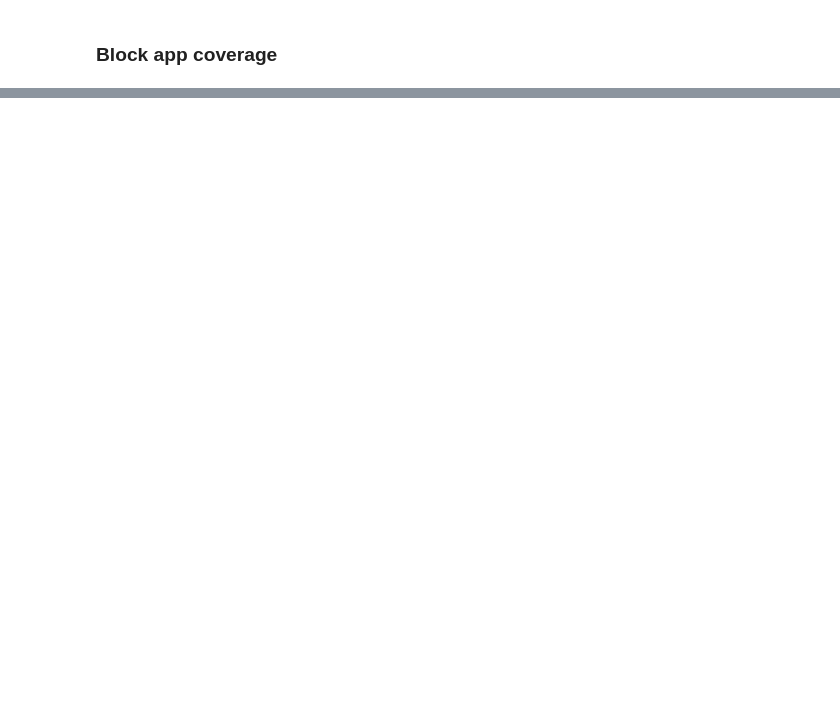
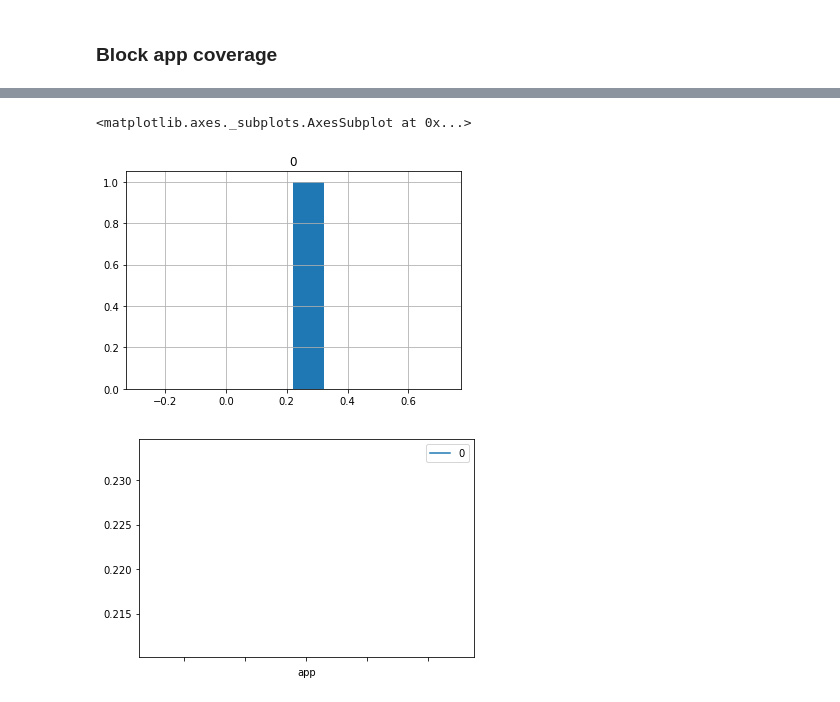
Before and after one commit to sangamk/IncubatorDataAnalyser, a Jupyter notebook: notebooks/Coverage.ipynb, the cells around one changed output, grey strips where cells are left out. Cells and saved outputs as stored; diff of their text form; code cells hidden in the pictures; blank space fills up the shorter version.

Commit message:
Add graph extractor

```diff
--- a/notebooks/Coverage.ipynb
+++ b/notebooks/Coverage.ipynb
@@ -133,0 +126,11 @@ random_and_systematic_coverage.plot()
+# %%
+diff_in_coverage_per_app = random_and_systematic_block_coverage['random'] - random_and_systematic_block_coverage['systematic']
+# systematic_block_coverage_per_app['percentage_covered'] = (systematic_block_coverage_per_app.covered_lines / systematic_block_coverage_per_app.total_lines) * 100
+diff_in_coverage_per_app = diff_in_coverage_per_app.to_frame()
+diff_in_coverage_per_app.hist()
+diff_in_coverage_per_app.plot()
+# diff_in_coverage_per_app
+# %% [output]
+<matplotlib.axes._subplots.AxesSubplot at 0x...>
+[figure, added]
+[figure, added]
```
Also changed, not shown: parts of 9 cells of this notebook, 6 other files.
